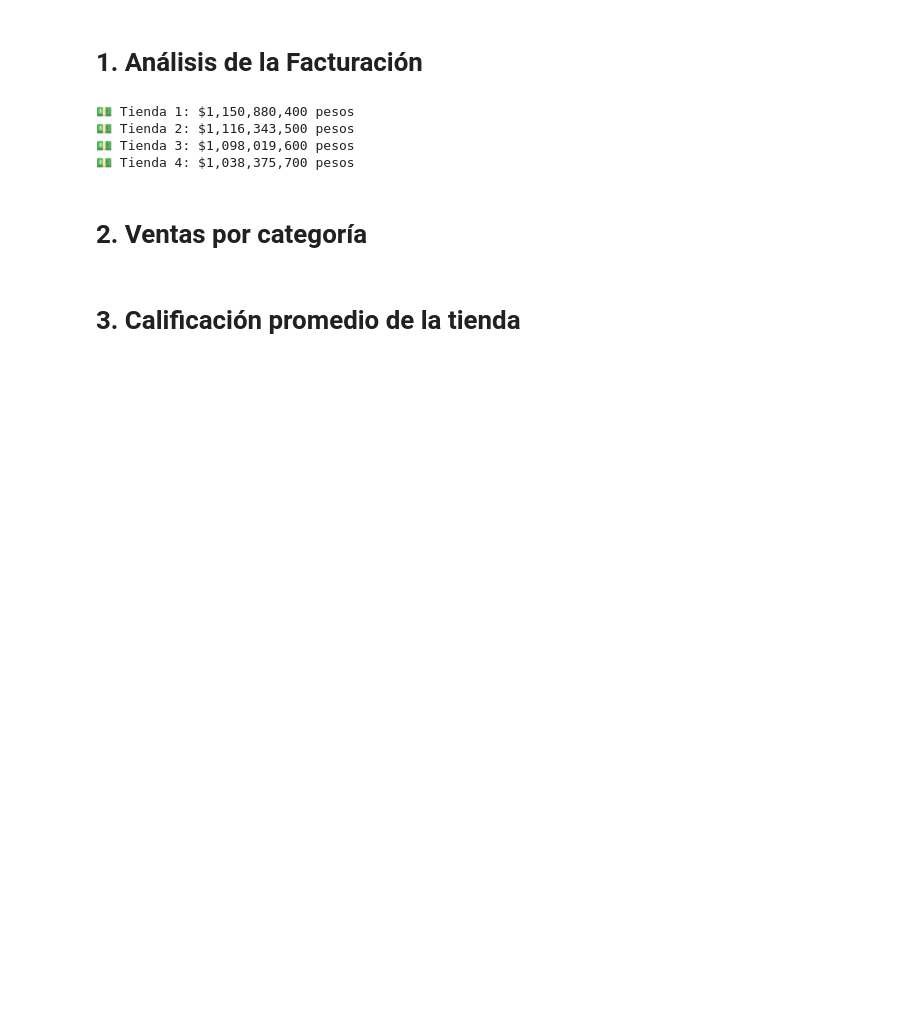
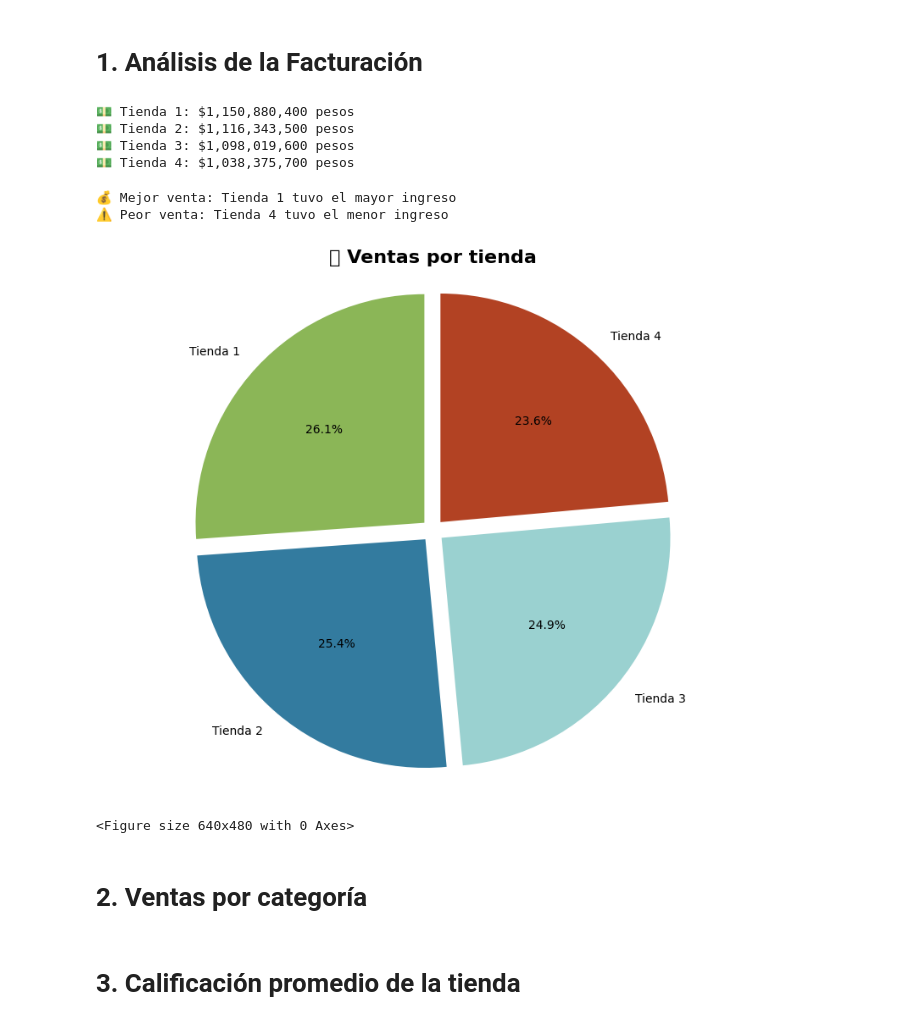
Before and after one commit to lainaker7/AluraChallenge1_DATASCIENCE, a Jupyter notebook: AluraStoreLatam.ipynb, the cells around one changed output. Cells and saved outputs as stored; diff of their text form; code cells hidden in the pictures; blank space fills up the shorter version.

```diff
--- a/AluraStoreLatam.ipynb
+++ b/AluraStoreLatam.ipynb
@@ -150,3 +150,17 @@ print(f"💵 Tienda 4: ${ventas4:,.0f} pesos")
 💵 Tienda 2: $1,116,343,500 pesos
 💵 Tienda 3: $1,098,019,600 pesos
 💵 Tienda 4: $1,038,375,700 pesos
+# %%
+#Ahora hacemos una lista de todas esas ventas para poder comparar los mejores y peores ingresos de cada tienda.
+ventas_totales = [ventas1, ventas2, ventas3, ventas4]
+mejor_venta = max(ventas_totales)
+peor_venta = min(ventas_totales)
+
+ #Extraemos de los datos cual fue el mejor de los ingresos.
+mejor_tienda = ventas_totales.index(mejor_venta) + 1
+peor_tienda = ventas_totales.index(peor_venta) + 1
+print(f'\n💰 Mejor venta: Tienda {mejor_tienda} tuvo el mayor ingreso')
+print(f'⚠️ Peor venta: Tienda {peor_tienda} tuvo el menor ingreso')
+# %% [output]
+💰 Mejor venta: Tienda 1 tuvo el mayor ingreso
+⚠️ Peor venta: Tienda 4 tuvo el menor ingreso
@@ -153,3 +170,31 @@ print(f"💵 Tienda 4: ${ventas4:,.0f} pesos")
+# %%
+
+# Datos
+ingresos = [ventas1, ventas2, ventas3, ventas4]
+tiendas = ['Tienda 1', 'Tienda 2', 'Tienda 3', 'Tienda 4']
+colores = ['#8BB657', '#337B9F', '#9AD1D0', '#B24223']
+
+plt.figure(figsize=(10, 8))
+plt.pie(ingresos,
+        labels=tiendas,
+        colors=colores,
+        autopct='%1.1f%%',
+        startangle=90,
+        explode=(0.05, 0.05, 0.05, 0.05))  # Separar las rebanadas
+
+plt.title('🚀 Ventas por tienda', fontsize=16, fontweight='bold')
+plt.axis('equal')  # Para que sea un círculo perfecto
+plt.show()
+
+ # 💾 Guardar el gráfico como imagen PNG
+plt.tight_layout()
+plt.savefig('grafico1_ingresos_tiendas.png', dpi=300, bbox_inches='tight')
+
+# Del análisis se puede verificar que de las ventas totales la tienda 1 tiene el mayor ingreso siendo el 26.1% del total mientras
+# que la tienda 4 solo representa un 23.6% de las ventas globales.
+# %% [output]
+[figure, added]
+<Figure size 640x480 with 0 Axes>
 # %% [markdown]
 # 2. Ventas por categoría
 # %% [markdown]
```
Also changed, not shown: parts of 1 cell of this notebook.
